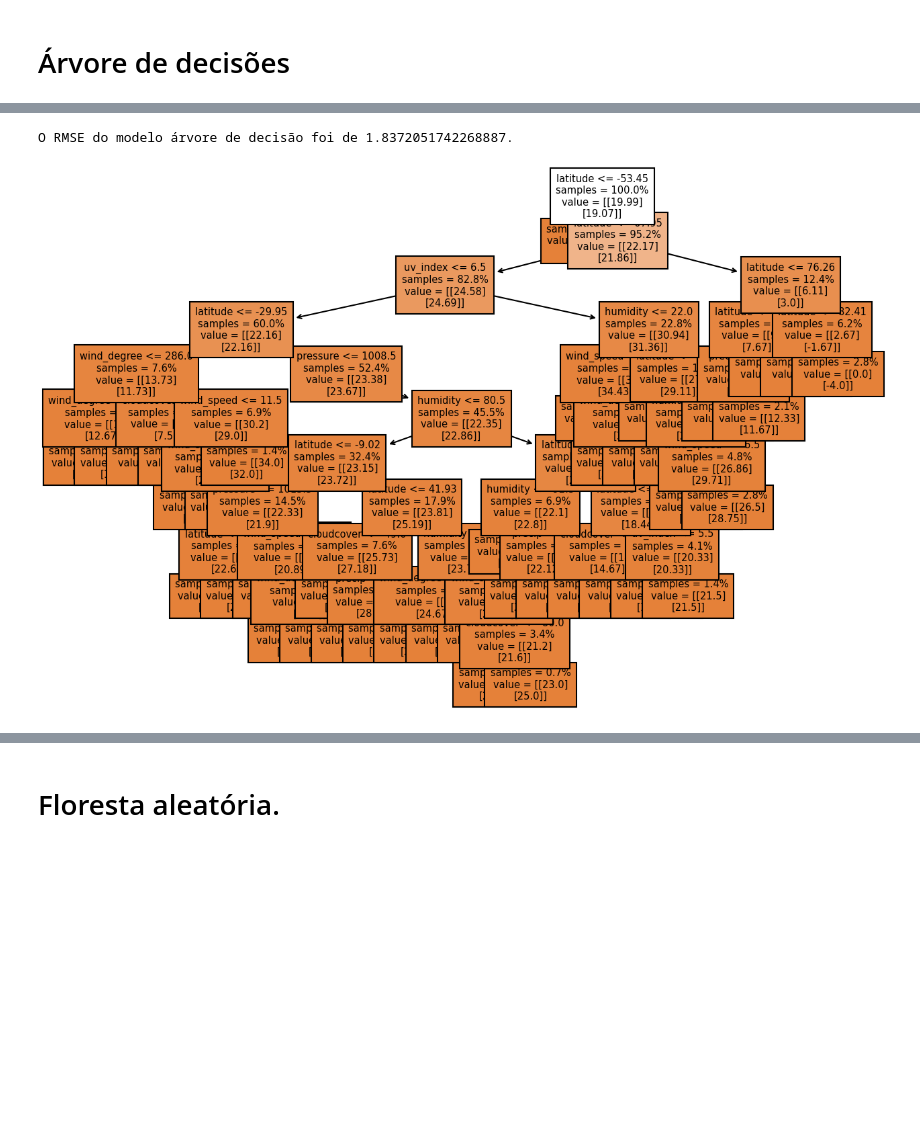
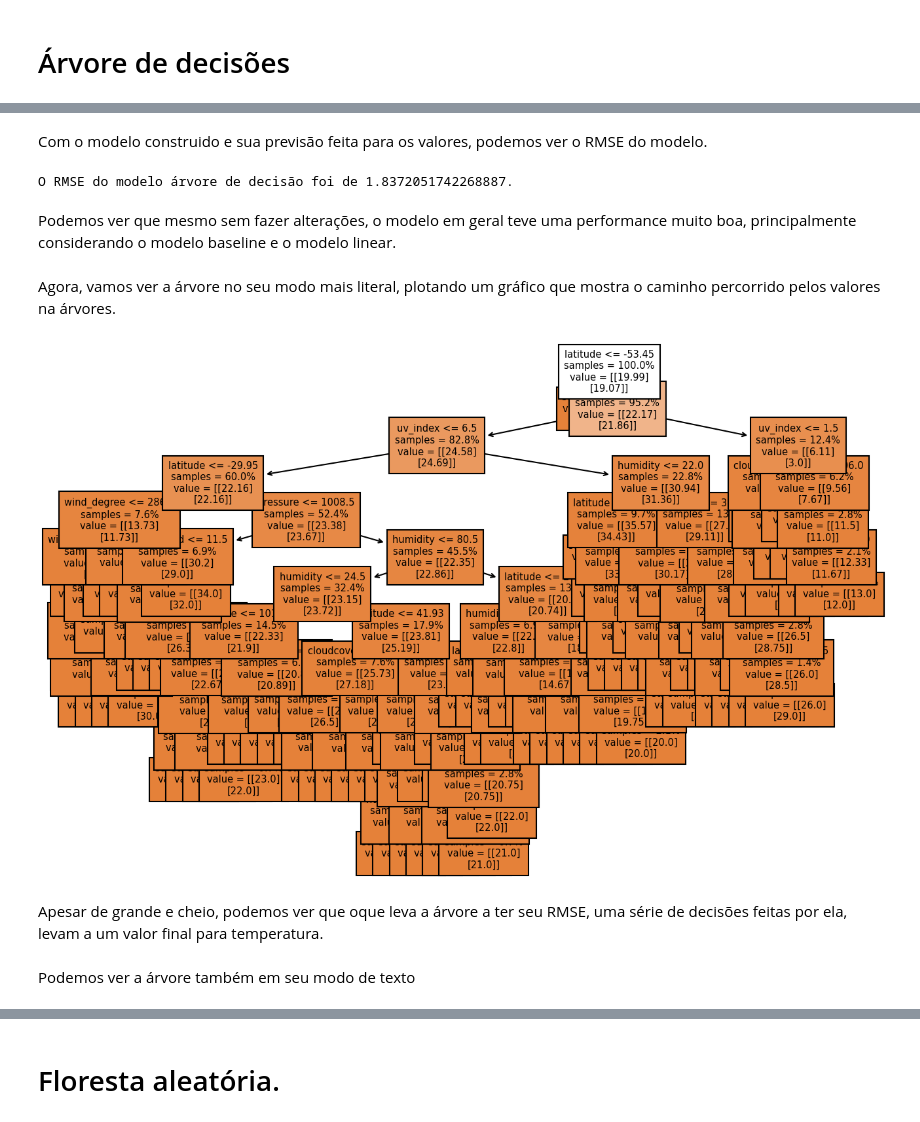
Before and after one commit to PedroSophiaaa/AstroAPI, a Jupyter notebook: Notebooks/Bloco2/AstroAPI - Regressão.ipynb, the cells around one changed output, grey strips where cells are left out. Cells and saved outputs as stored; diff of their text form; code cells hidden in the pictures; blank space fills up the shorter version.

```diff
--- a/Notebooks/Bloco2/AstroAPI - Regressão.ipynb
+++ b/Notebooks/Bloco2/AstroAPI - Regressão.ipynb
@@ -154,10 +242,10 @@ df_num
 modelo_linear = LinearRegression()
 
 # treina o modelo
-modelo_linear.fit(X_treino, y_treino)
+modelo_linear.fit(x_treino, y_treino)
 
 # realiza uma previsão usando o modelo treinado
-previsao = modelo_linear.predict(X_teste)
+previsao = modelo_linear.predict(x_teste)
 print(previsao)
 # %% [output]
 [[ 20.59247304  20.64173266]
@@ -498,26 +404,2 @@ kn_plot(x_training, y_training_feelslike, X_test, Y_test_feelslike, n=145)
 # %% [markdown]
 # Árvore de decisões
-# %%
-from itertools import product
-from sklearn.tree import DecisionTreeRegressor, DecisionTreeClassifier
-
-lista_valores = list(range(5,50+1))
-lista_valores.append(None)
-
-for n_folhas, n_profundidade in product(lista_valores, lista_valores):
-    modelo_dt = DecisionTreeRegressor(
-        max_leaf_nodes=n_folhas,
-        max_depth=n_profundidade,
-        random_state=SEMENTE_ALEATORIA,
-    )
-
-    modelo_dt.fit(X_treino, y_treino)
-
-    y_verdadeiro = y_teste
-    y_previsao = modelo_dt.predict(X_teste)
-    RMSE = mean_squared_error(y_verdadeiro, y_previsao, squared=False)
-
-    print(
-        f"O RMSE do modelo AD usando max_leaf_nodes={n_folhas} "
-        f"e max_depth={n_profundidade} foi de {RMSE:.2f}."
-    )
@@ -542,14 +410,12 @@ O RMSE do modelo AD usando max_leaf_nodes=None e max_depth=None foi de 1.84.
 # %%
-from sklearn.tree import DecisionTreeRegressor
-
 # cria o modelo
-modelo_dt = DecisionTreeRegressor(random_state=SEMENTE_ALEATORIA)
+modelo_dt = DecisionTreeRegressor(random_state=seed)
 
 # treina o modelo
-modelo_dt.fit(X_treino, y_treino)
+modelo_dt.fit(x_treino, y_treino)
 
 # realiza uma previsão usando o modelo treinado
-previsao = modelo_dt.predict(X_teste)
+previsao = modelo_dt.predict(x_teste)
 print(previsao)
 # %% [output]
 [[ 11.  11.]
@@ -569,4 +435,6 @@ print(previsao)
  [ 24.  23.]
  [ 22.  22.]
  [ 19.  19.]]
+# %% [markdown]
+Com o modelo construido e sua previsão feita para os valores, podemos ver o RMSE do modelo.
 # %%
@@ -578,38 +443,41 @@ RMSE = mean_squared_error(y_verdadeiro, y_previsao, squared=False)
 print(f"O RMSE do modelo árvore de decisão foi de {RMSE}.")
 # %% [output]
 O RMSE do modelo árvore de decisão foi de 1.8372051742268887.
+# %% [markdown]
+Podemos ver que mesmo sem fazer alterações, o modelo em geral teve uma performance muito boa, principalmente considerando o modelo baseline e o modelo linear.
+# %% [markdown]
+Agora, vamos ver a árvore no seu modo mais literal, plotando um gráfico que mostra o caminho percorrido pelos valores na árvores.
 # %%
-from sklearn import tree
-
 # cria e treina o modelo
-modelo_dt = DecisionTreeRegressor(
-    max_leaf_nodes=40, # Melhor valor
-    random_state=SEMENTE_ALEATORIA,
-)
-modelo_dt.fit(X_treino, y_treino)
+modelo_dt = DecisionTreeRegressor(random_state=seed)
+modelo_dt.fit(x_treino, y_treino)
 
 # cria os objetos de figura e eixo
 fig, axe = plt.subplots(
     ncols=1,
     nrows=1,
     figsize=(10, 7),
     dpi=150,
 )
 
 # plota o grafo da árvore de decisão
 tree.plot_tree(
     modelo_dt,
     feature_names=FEATURES,
     ax=axe,
     impurity=False,
     filled=True,
     proportion=True,
     precision=2,
     fontsize=7,
 )
 
 # mostra o plot para o usuário
 plt.show()
 # %% [output]
-[figure, old version]
+[figure, new version]
+# %% [markdown]
+Apesar de grande e cheio, podemos ver que oque leva a árvore a ter seu RMSE, uma série de decisões feitas por ela, levam a um valor final para temperatura.
+# %% [markdown]
+Podemos ver a árvore também em seu modo de texto
 # %%
```
Also changed, not shown: parts of 125 cells of this notebook.
